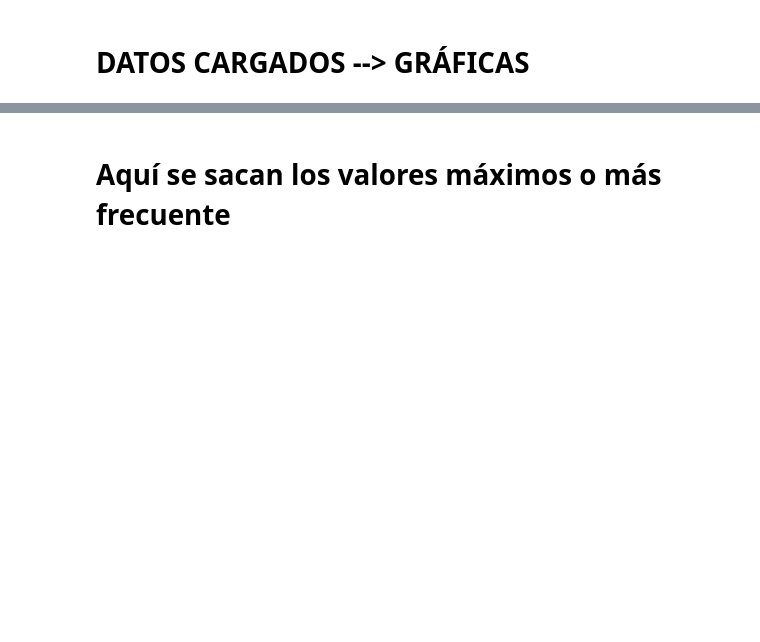
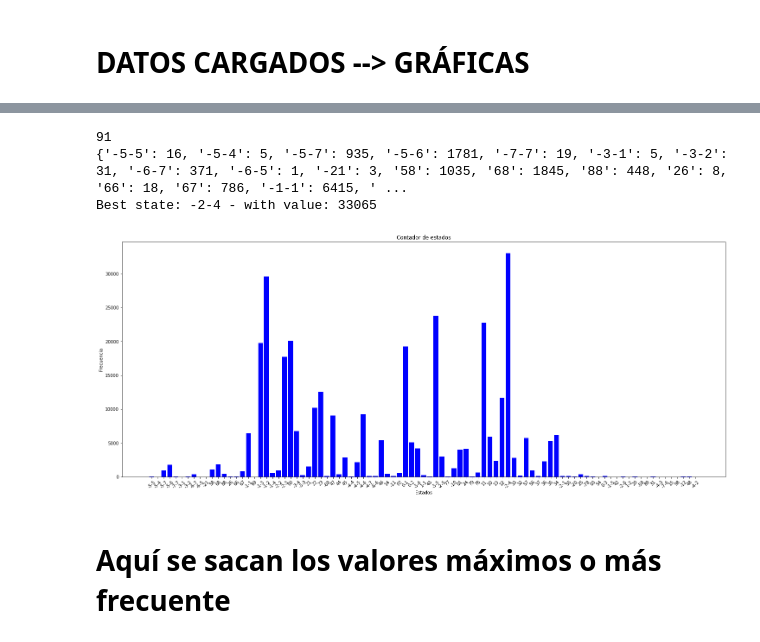
Before and after one commit to RoboticsLabURJC/2019-tfm-ignacio-arranz, a Jupyter notebook: gym-gazebo/metrics.ipynb, the cells around one changed output, grey strips where cells are left out. Drawn from its saved outputs; the diff is of its cells as text; code cells hidden in the pictures; blank space fills up the shorter version.

```diff
--- a/gym-gazebo/metrics.ipynb
+++ b/gym-gazebo/metrics.ipynb
@@ -116,3 +117,32 @@ if SAVE:
+# %%
+from collections import Counter
+
+A = Counter(**states_counter[0])
+B = Counter(**states_counter[1])
+C = Counter(**states_counter[2])
+
+megadict = dict(A + B + C)
+print(len(megadict))
+print(megadict)
+
+max_value = max(megadict, key=megadict.get)
+max_states_counter = megadict[max_value]
+
+print(f"Best state: {max_state} - with value: {max_states_counter}")
+
+fig, axs = plt.subplots(1, 1, figsize=(25, 10))
+axs.set_title('Contador de estados')
+axs.set(xlabel='Estados', ylabel='Frecuencia')
+axs.bar(list(megadict.keys()), list(megadict.values()), color="blue")
+axs.set_xticklabels(megadict, rotation=45)
+
+
+plt.savefig("/home/nachoaz/Pictures/" + str(CIRCUIT) + "_" + str(CURRENT_ACTION) + "_" + str(POI) + ".png")
+# %% [output]
+91
+{'-5-5': 16, '-5-4': 5, '-5-7': 935, '-5-6': 1781, '-7-7': 19, '-3-1': 5, '-3-2': 31, '-6-7': 371, '-6-5': 1, '-21': 3, '58': 1035, '68': 1845, '88': 448, '26': 8, '66': 18, '67': 786, '-1-1': 6415, ' ...
+Best state: -2-4 - with value: 33065
+[figure, added]
 # %% [markdown]
 # Aquí se sacan los valores máximos o más frecuente
 # %%
```
Also changed, not shown: parts of 4 cells of this notebook.
